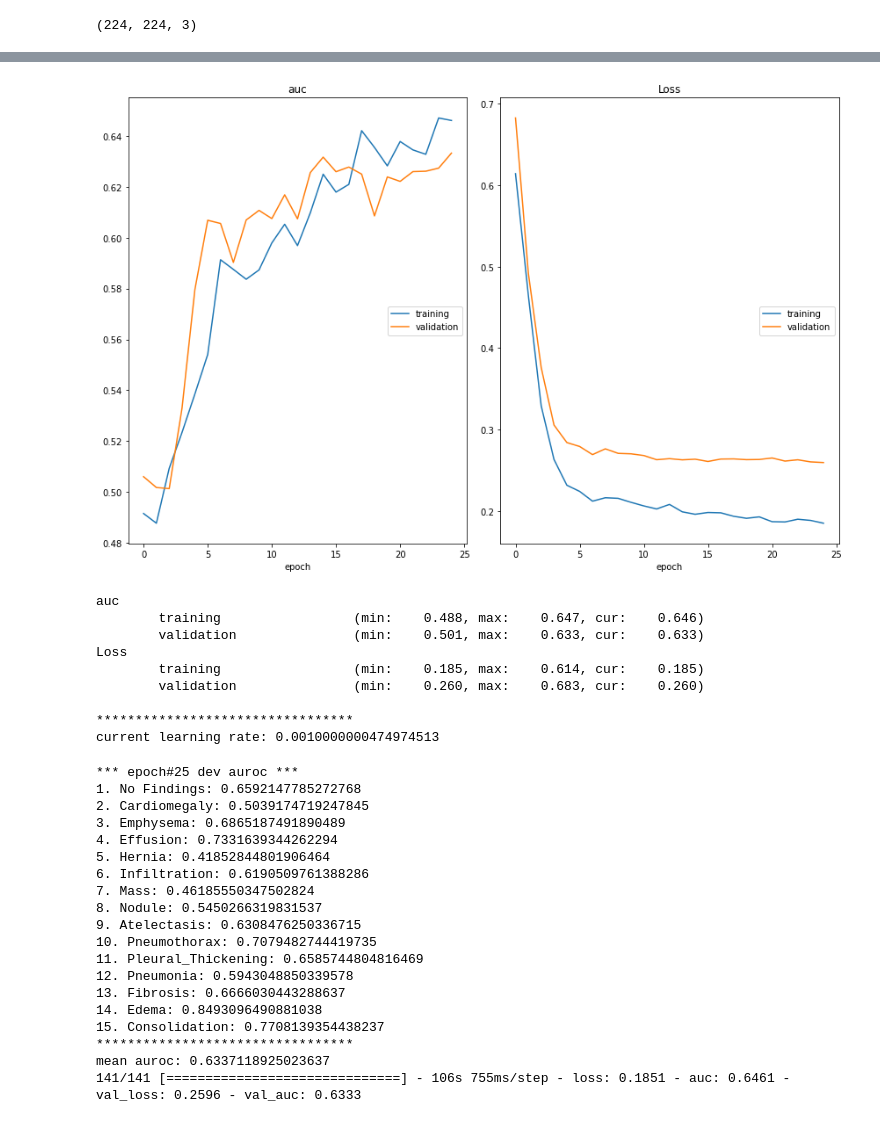
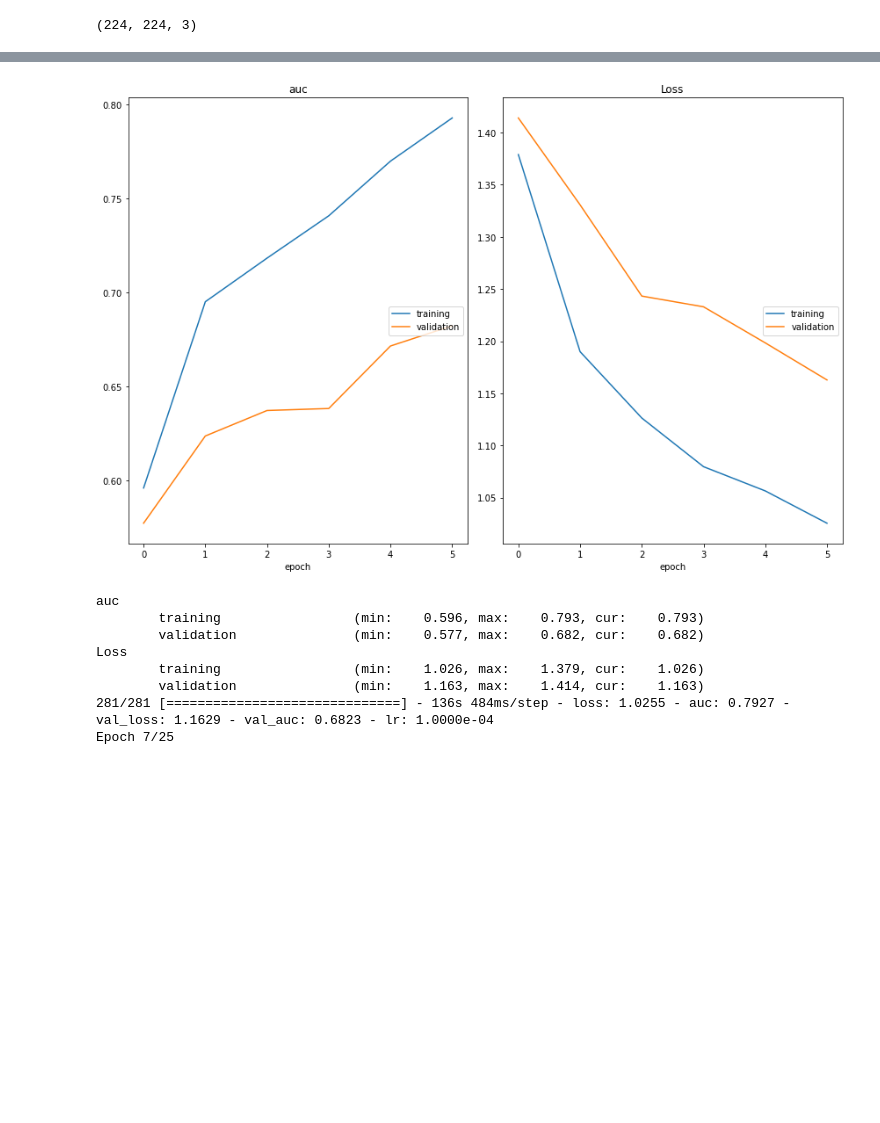
Before and after one commit to nabilbachroin/TransX-Ray, a Jupyter notebook: jeremie/Pipeline2-T2.ipynb, the cells around one changed output, grey strips where cells are left out. Saved outputs shown, nothing was run; the diff lists cells and outputs as text; code cells hidden in the pictures; blank space fills up the shorter version.

```diff
--- a/jeremie/Pipeline2-T2.ipynb
+++ b/jeremie/Pipeline2-T2.ipynb
@@ -115,7 +130,7 @@ def prepare_generator(use_Aug, use_Normalize):
 # %%
 # === Image Train Generator
 print("============ getting train generator ===========")
-image_train= prepare_generator(use_Aug=False, use_Normalize=True).flow_from_dataframe(
+image_train= prepare_generator(use_Aug=True, use_Normalize=True).flow_from_dataframe(
     dataframe= train_df,
     directory= IMAGE_DIR,
     x_col= index_col,
@@ -139,6 +154,7 @@ raw_train_generator= prepare_generator(False, False).flow_from_dataframe(
                         shuffle= True,
                         target_size= image_size_target
                     )
+
 batch= raw_train_generator.next()
 data_sample= batch[0]
 imagegenerator= prepare_generator(False, True)
@@ -286,39 +404,20 @@ output_weights_path = os.path.join(output_dir, weight_path)
 if not os.path.isdir(output_dir):
         os.makedirs(output_dir)
 
-auroc = MultipleClassAUROC(
-            sequence=image_val,
-            class_names=labels,
-            weights_path=output_weights_path,
-            workers=1,
-        )
+
+adaptive_lr = ReduceLROnPlateau(monitor='val_loss', factor=0.1, patience=2, verbose=1, mode="min", min_lr=1e-8)
 # %%
-# from sklearn.metrics import roc_auc_score
-# def auc_score(y_true, y_pred):
-#     if len(np.unique(y_true[:,1])) == 1:
-#         return 0.5
-#     else:
-#         current_auroc = []
-#         for i in range(len(labels)):
-#             # print("true :", y_true)
-#             # print("pred :", y_pred)
-#             try:
-#                 score = roc_auc_score(y_true[:, i], y_pred[:, i])
-#             except ValueError:
-#                 score = 0
-#             current_auroc.append(score)
-#         return np.mean(current_auroc)
-
-
-# def auc(y_true, y_pred):
-#     return tf.py_function(func=auc_score, inp=[y_true, y_pred], Tout=tf.float32)
+loss = util.set_binary_crossentropy_weighted_loss(
+    positive_weights=pos_weights,
+    negative_weights=neg_weights
+)
 # %%
 epoch = 25
 
-lr = 0.001
+lr = 0.0001
 decay_rate = lr / epoch
 momentum = 0.99
-# adam = tf.keras.optimizers.Adam(learning_rate=lr, beta_1=decay_rate, beta_2=decay_rate*decay_rate, epsilon=1e-07, amsgrad=False)
+adam = tf.keras.optimizers.Adam(learning_rate=lr)
 sgd = tf.keras.optimizers.SGD(learning_rate=lr, momentum=momentum, nesterov=False)
 checkpoint = ModelCheckpoint(output_weights_path, monitor='val_loss', verbose=1, save_best_only=True, mode='auto', period=1)
 
@@ -328,6 +427,6 @@ bce_ls = tf.keras.losses.BinaryCrossentropy(label_smoothing=0.0)
 
 metric_auc = tf.keras.metrics.AUC(multi_label=True)
 
-model.compile(loss=bce_ls, optimizer=sgd, metrics=[metric_auc])
+model.compile(loss=loss, optimizer=adam, metrics=[metric_auc])
 # %% [output]
 WARNING:tensorflow:`period` argument is deprecated. Please use `save_freq` to specify the frequency in number of batches seen.
@@ -334,37 +434,17 @@ WARNING:tensorflow:`period` argument is deprecated. Please use `save_freq` to sp
 # %%
 start = time.time()
-history = model.fit(image_train, epochs=epoch, validation_data=image_val, callbacks=[checkpoint,PlotLossesKeras(), auroc],verbose=1, class_weight=class_weights)
+history = model.fit(image_train, epochs=epoch, validation_data=image_val, callbacks=[checkpoint,PlotLossesKeras(), adaptive_lr],verbose=1)
 end_train = time.time() - start
 # %% [output]
-[figure, old version]
+[figure, new version]
 auc
-        training                 (min:    0.488, max:    0.647, cur:    0.646)
-        validation               (min:    0.501, max:    0.633, cur:    0.633)
+        training                 (min:    0.596, max:    0.793, cur:    0.793)
+        validation               (min:    0.577, max:    0.682, cur:    0.682)
 Loss
-        training                 (min:    0.185, max:    0.614, cur:    0.185)
-        validation               (min:    0.260, max:    0.683, cur:    0.260)
-
-*********************************
-current learning rate: 0.0010000000474974513
+        training                 (min:    1.026, max:    1.379, cur:    1.026)
+        validation               (min:    1.163, max:    1.414, cur:    1.163)
+281/281 [==============================] - 136s 484ms/step - loss: 1.0255 - auc: 0.7927 - val_loss: 1.1629 - val_auc: 0.6823 - lr: 1.0000e-04
+Epoch 7/25
-*** epoch#25 dev auroc ***
-1. No Findings: 0.6592147785272768
-2. Cardiomegaly: 0.5039174719247845
-3. Emphysema: 0.6865187491890489
-4. Effusion: 0.7331639344262294
-5. Hernia: 0.41852844801906464
-6. Infiltration: 0.6190509761388286
-7. Mass: 0.46185550347502824
-8. Nodule: 0.5450266319831537
-9. Atelectasis: 0.6308476250336715
-10. Pneumothorax: 0.7079482744419735
-11. Pleural_Thickening: 0.6585744804816469
-12. Pneumonia: 0.5943048850339578
-13. Fibrosis: 0.6666030443288637
-14. Edema: 0.8493096490881038
-15. Consolidation: 0.7708139354438237
-*********************************
-mean auroc: 0.6337118925023637
-141/141 [==============================] - 106s 755ms/step - loss: 0.1851 - auc: 0.6461 - val_loss: 0.2596 - val_auc: 0.6333
 # %%
 save_model_path = os.path.join(output_dir, 'model_{}'.format(model_name))
 model.save(save_model_path)
```
Also changed, not shown: parts of 24 cells of this notebook, 5 other files.
